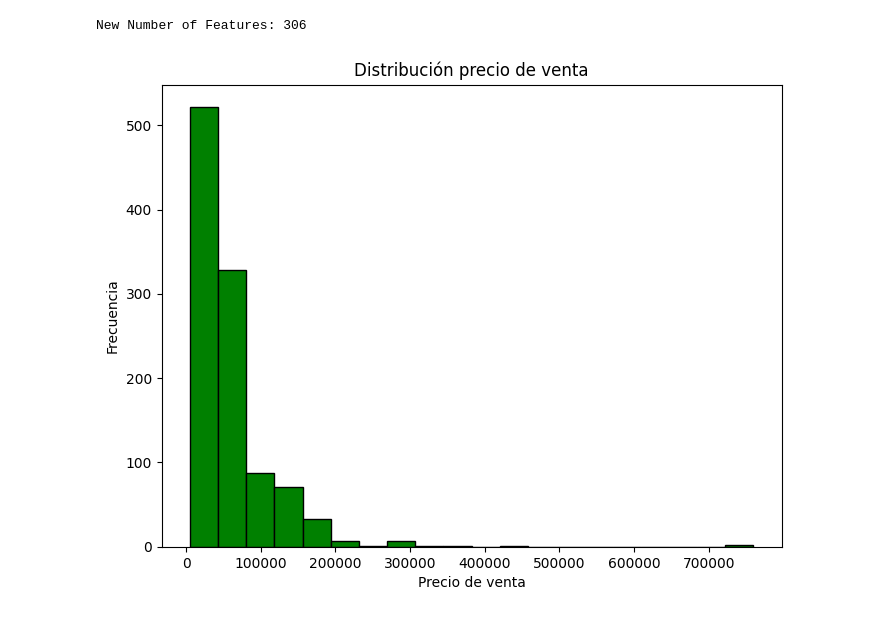
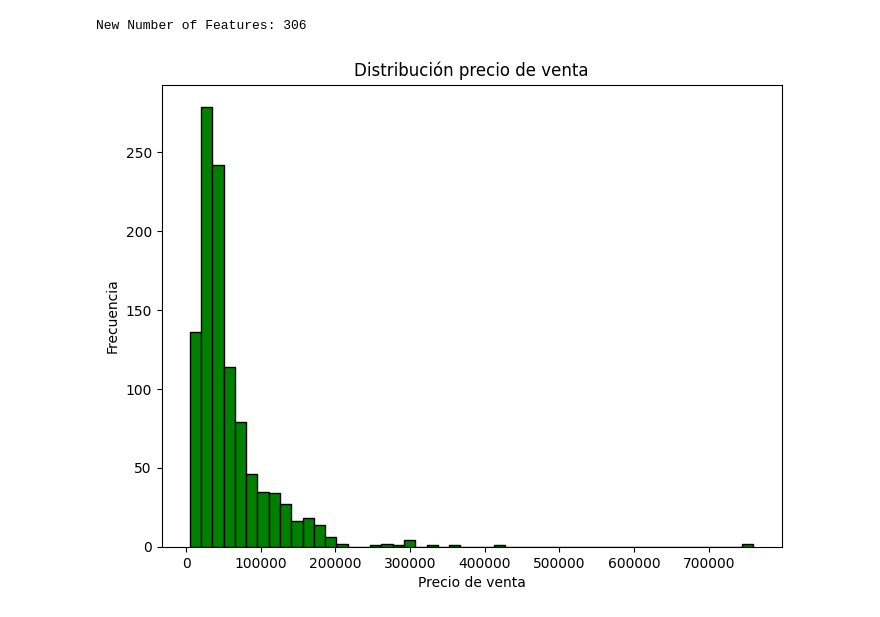
Before and after one commit to srodriguezb67/Taller-2---Taller-Git, a Jupyter notebook: bank-churners-init.ipynb, the cells around one changed output. Saved outputs shown, nothing was run; the diff lists cells and outputs as text; code cells hidden in the pictures.

```diff
--- a/bank-churners-init.ipynb
+++ b/bank-churners-init.ipynb
@@ -182,11 +182,11 @@ New Number of Features: 306
 # %%
 import matplotlib.pyplot as plt
 
 plt.figure(figsize=(8, 6))
-plt.hist(df['Selling_Price'], bins=20, color='green', edgecolor='black')
+plt.hist(df['Selling_Price'], bins=50, color='green', edgecolor='black')
 plt.title('Distribución precio de venta')
 plt.xlabel('Precio de venta')
 plt.ylabel('Frecuencia')
 plt.show()
 # %% [output]
-[figure, old version]
+[figure, new version]
```
